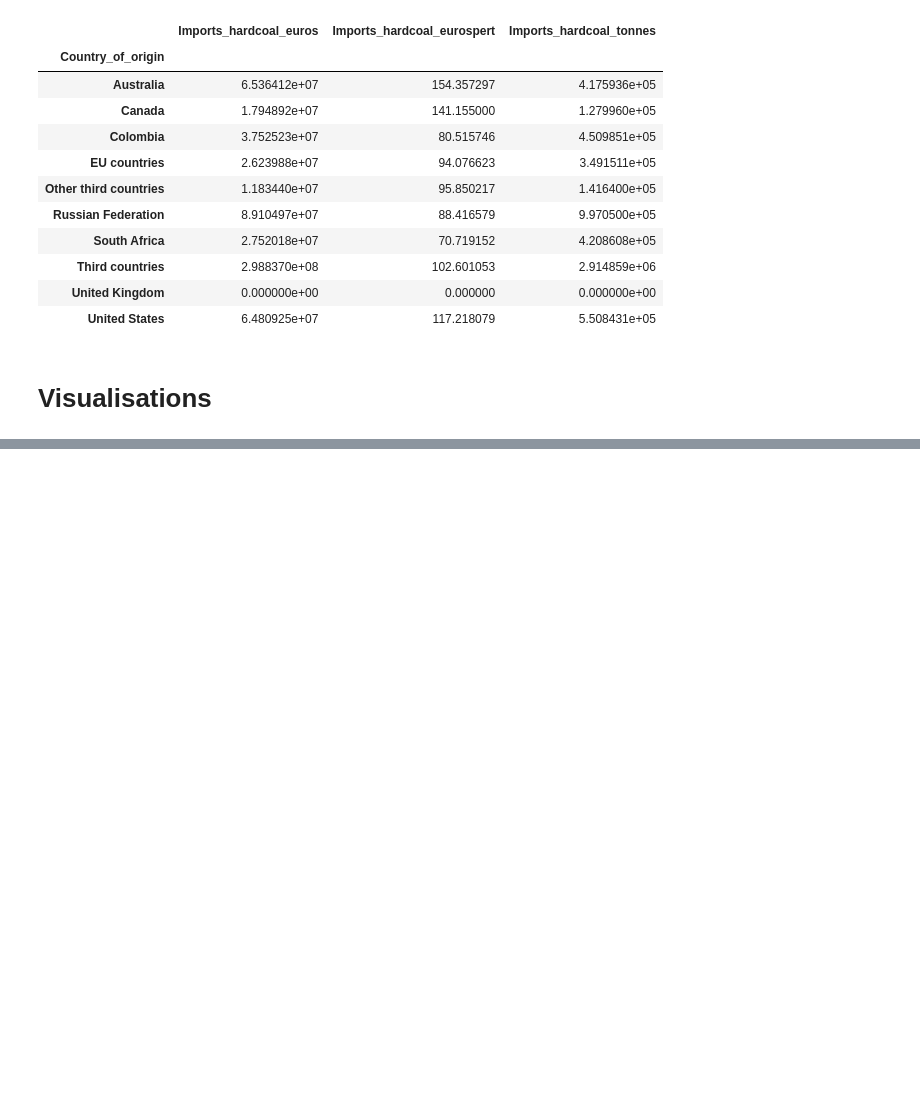
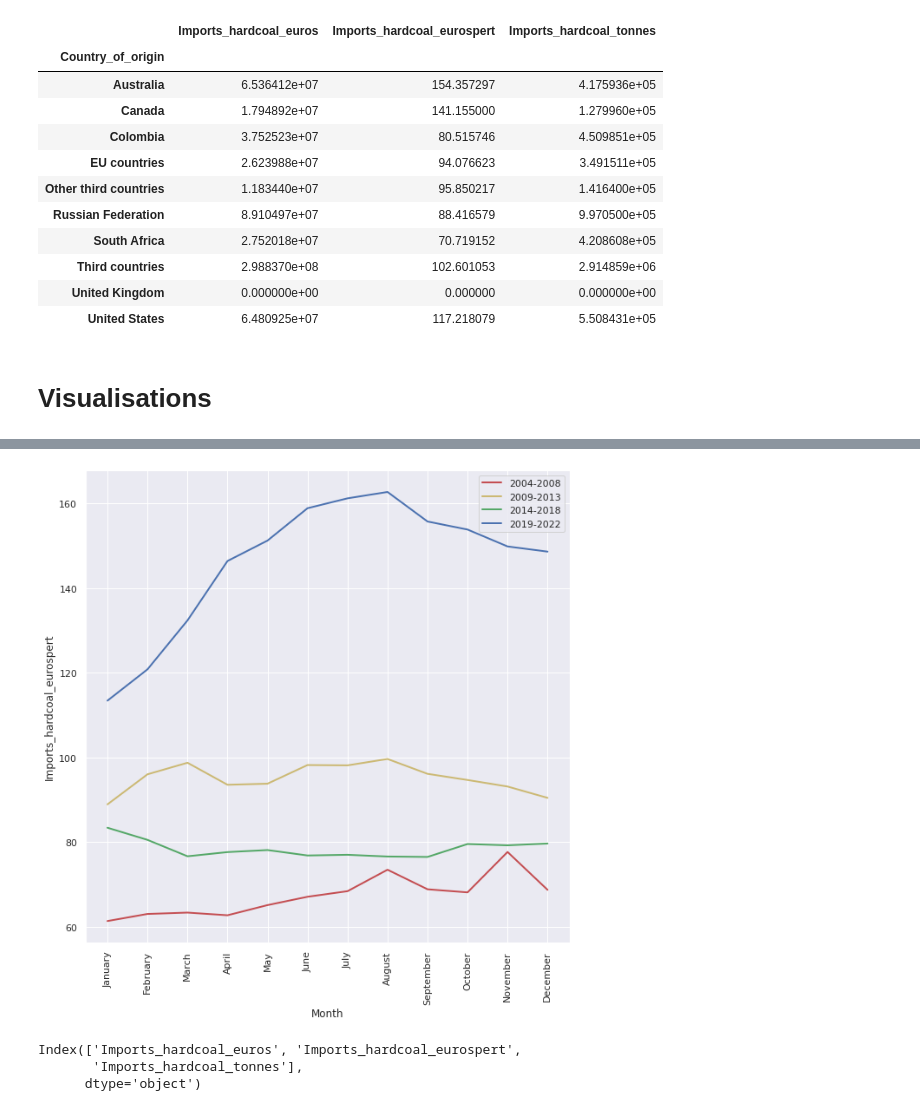
Before and after one commit to Kshitij301199/Coal_Imports_Germany, a Jupyter notebook: docs/Analysis.ipynb, the cells around one changed output, grey strips where cells are left out. Cells and saved outputs as stored; diff of their text form; code cells hidden in the pictures; blank space fills up the shorter version.

```diff
--- a/docs/Analysis.ipynb
+++ b/docs/Analysis.ipynb
@@ -140,0 +201,40 @@ sns.lineplot(
+# %%
+plt.figure(figsize=(10,10))
+sns.lineplot(
+    data = pivot_table_month0408,
+    x = pivot_table_month0408.index,
+    y = "Imports_hardcoal_eurospert",
+    color = "r",
+    linewidth=2
+)
+sns.lineplot(
+    data = pivot_table_month0913,
+    x = pivot_table_month0913.index,
+    y = "Imports_hardcoal_eurospert",
+    color = "y",
+    linewidth=2
+)
+sns.lineplot(
+    data = pivot_table_month1418,
+    x = pivot_table_month1418.index,
+    y = "Imports_hardcoal_eurospert",
+    color = "g",
+    linewidth=2
+)
+sns.lineplot(
+    data = pivot_table_month1922,
+    x = pivot_table_month1922.index,
+    y = "Imports_hardcoal_eurospert",
+    color = "b",
+    linewidth=2
+)
+plt.xticks(pivot_table_month0408.index,rotation=90);
+plt.legend(["2004-2008","2009-2013","2014-2018","2019-2022"],loc="best");
+# %% [output]
+[figure, added]
+# %%
+pivot_table_month.columns
+# %% [output]
+Index(['Imports_hardcoal_euros', 'Imports_hardcoal_eurospert',
+       'Imports_hardcoal_tonnes'],
+      dtype='object')
```
Also changed, not shown: parts of 6 cells of this notebook, 2 other files.
